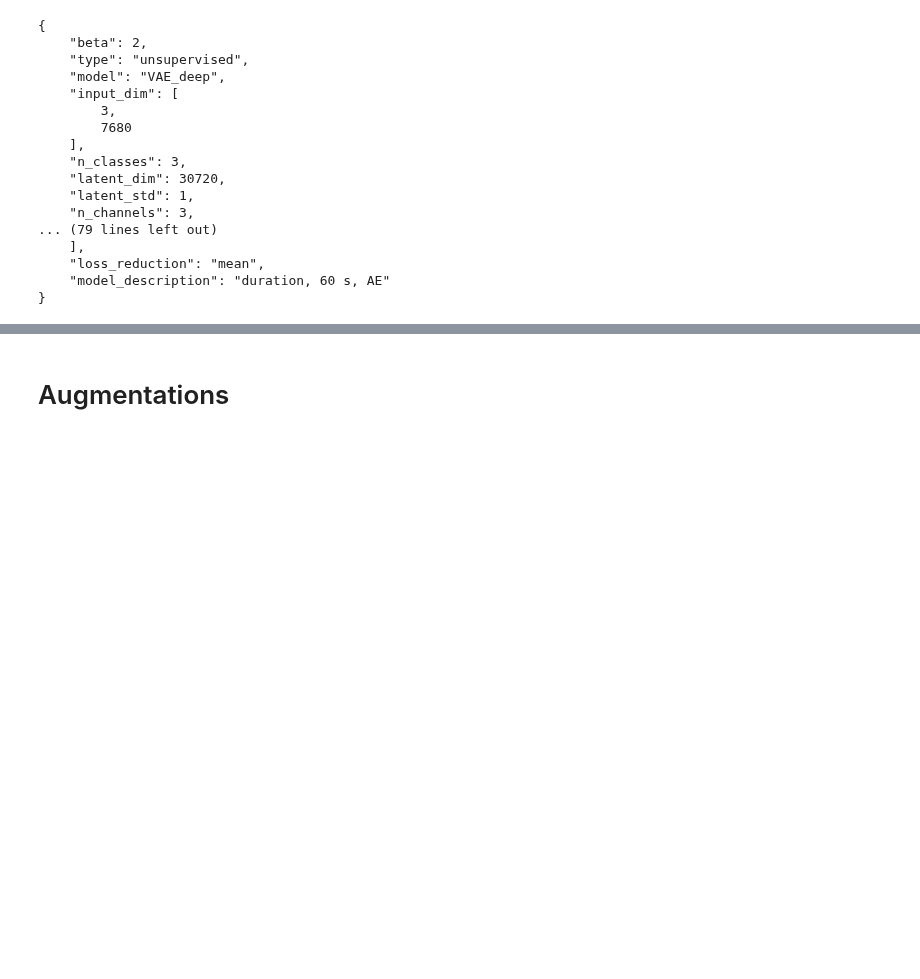
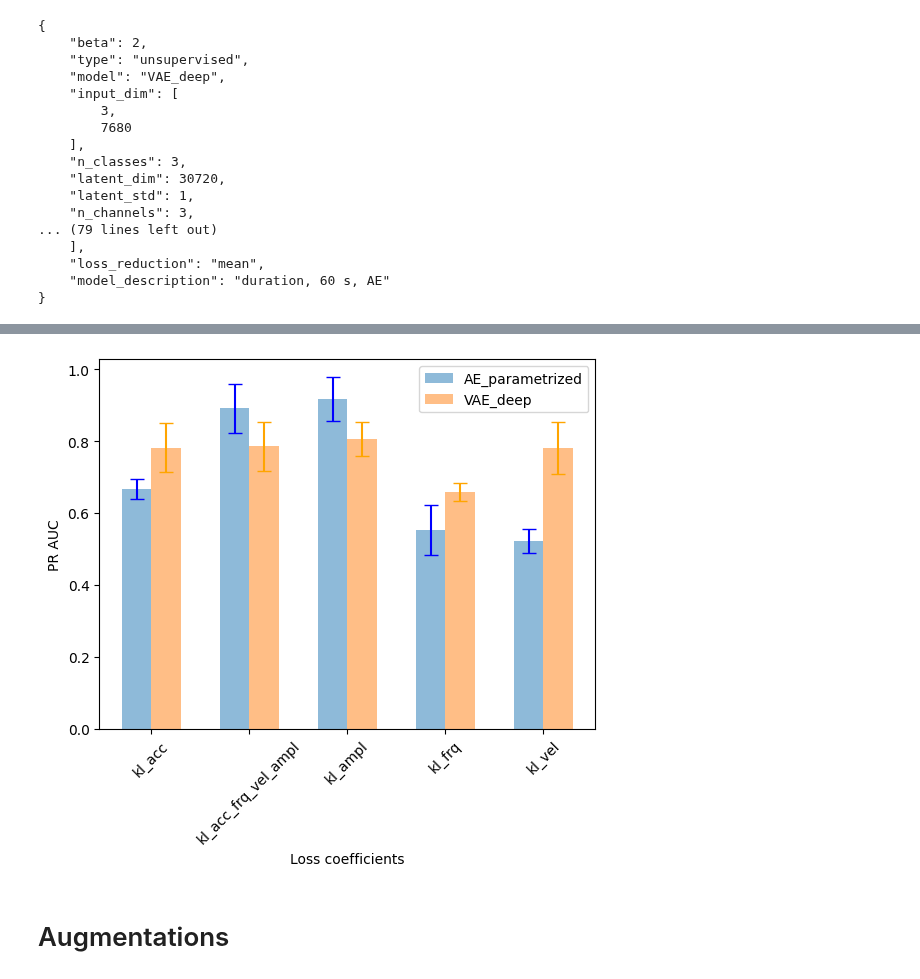
Before and after one commit to dwemer8/Depression_classification_from_EEG, a Jupyter notebook: results_analysis.ipynb, the cells around one changed output, grey strips where cells are left out. Drawn from its saved outputs; the diff is of its cells as text; code cells hidden in the pictures; blank space fills up the shorter version.

```diff
--- a/results_analysis.ipynb
+++ b/results_analysis.ipynb
@@ -58,3 +106,20 @@ for idx, run in runs_df.iterrows():
+# %%
+N = 5
+ind = np.arange(N)
+width = 0.3
+
+for i, model, color in [(0, "AE_parametrized", "blue"), (1, "VAE_deep", "orange")]:
+    model_results = results[results["model"] == model]
+    plt.bar(ind+i*width, model_results["average_precision"], width=width, label=model, alpha=0.5)
+    plt.errorbar(ind+i*width, model_results["average_precision"], yerr=model_results["average_precision_se"], fmt=",", capsize=5, color=color)
+
+plt.xticks(ind+0.5*width, model_results["coeffs_tag"], rotation=45)
+plt.legend()
+plt.ylabel("PR AUC")
+plt.xlabel("Loss coefficients")
+plt.show()
+# %% [output]
+[figure, added]
 # %% [markdown]
 # Augmentations
 # %%
```
Also changed, not shown: parts of 2 cells of this notebook, 11 other files.
